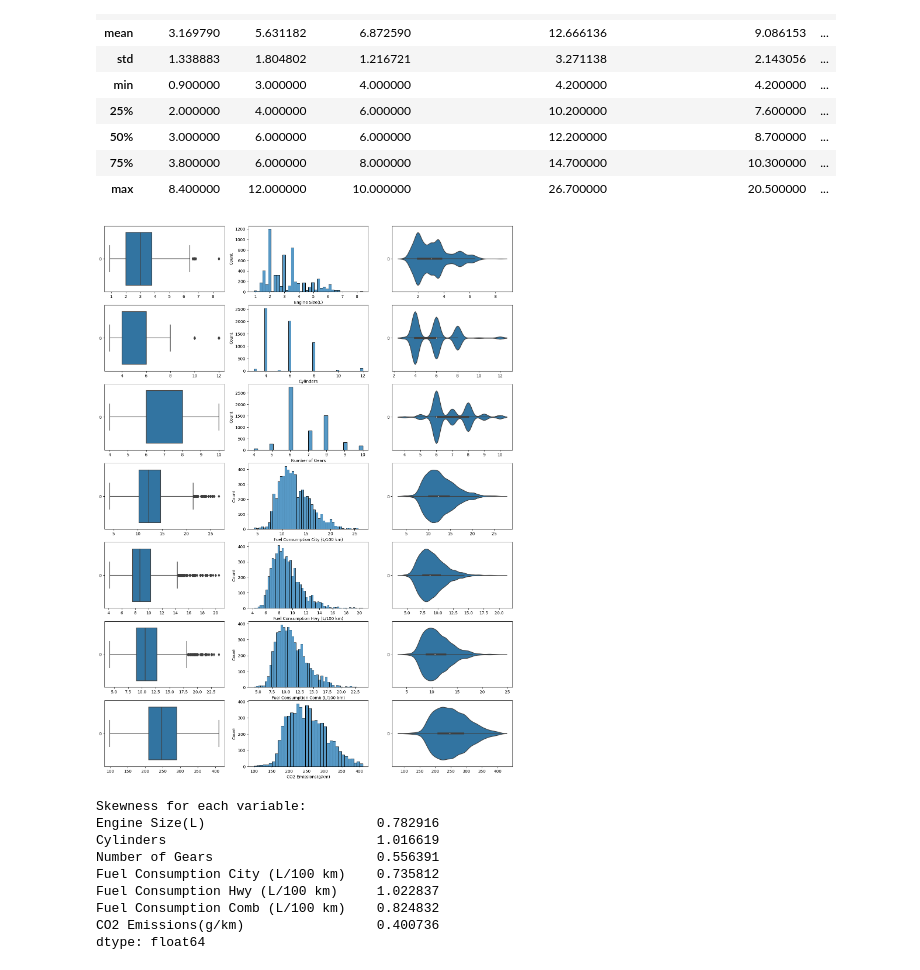
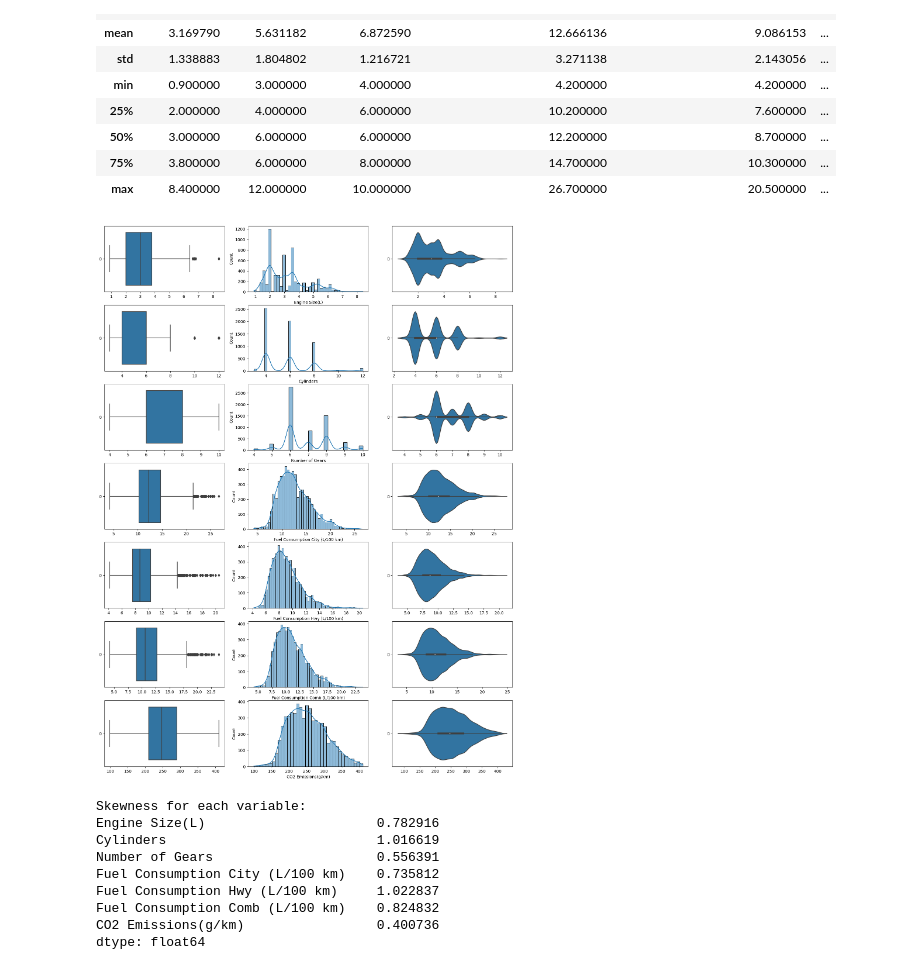
Before and after one commit to imaracoonwelp/SC1015-Project, a Jupyter notebook: Exploratory Data Analysis.ipynb, the cells around one changed output. Drawn from its saved outputs; the diff is of its cells as text; code cells hidden in the pictures.

```diff
--- a/Exploratory Data Analysis.ipynb
+++ b/Exploratory Data Analysis.ipynb
@@ -208,15 +216,15 @@ numDf.describe()
 # %%
 # Display the distributions of all variables
 f, axes = plt.subplots(7, 3, figsize=(18, 24))
 
 count = 0
 for var in numDf:
     sb.boxplot(data = numDf[var], orient = "h", ax = axes[count,0])
-    sb.histplot(data = numDf[var], ax = axes[count,1])
+    sb.histplot(data = numDf[var], ax = axes[count,1],kde=True)
     sb.violinplot(data = numDf[var], orient = "h", ax = axes[count,2])
     count += 1
 # %% [output]
-[figure, old version]
+[figure, new version]
 # %%
 skewness = numDf.skew()
 print("Skewness for each variable:")
```
Also changed, not shown: parts of 9 cells of this notebook, 3 other files.
